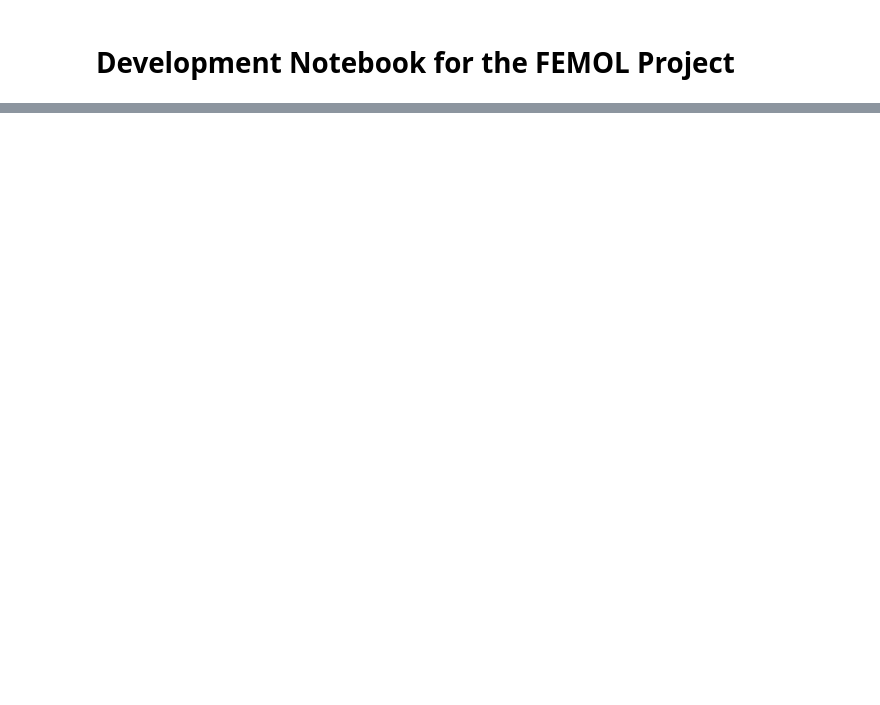
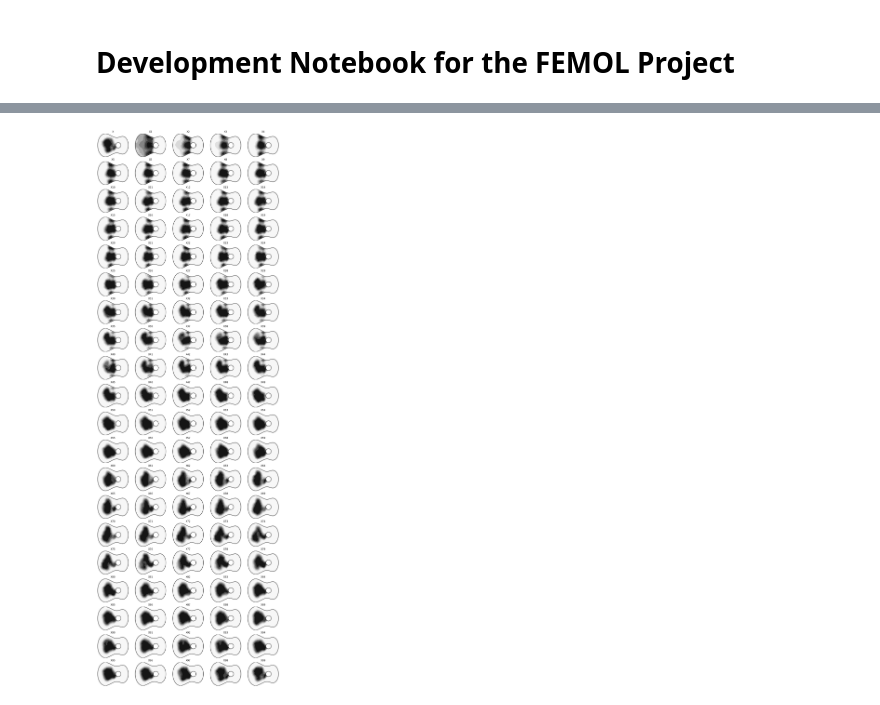
Before and after one commit to olivecha/FEMOL, a Jupyter notebook: DEV_Notebook.ipynb, the cells around one changed output, grey strips where cells are left out. Drawn from its saved outputs; the diff is of its cells as text; code cells hidden in the pictures; blank space fills up the shorter version.

```diff
--- a/DEV_Notebook.ipynb
+++ b/DEV_Notebook.ipynb
@@ -135,0 +77,11 @@ mesh = SIMP.solve(vector_mac, save=True, plot=True, converge=0.05)
+# %%
+fig, axs = plt.subplots(20, 5, figsize=(16, 50))
+
+for ax, key in zip(axs.flatten(), mesh.cell_data):
+    plt.sca(ax)
+    mesh.cell_to_point_data(key)
+    mesh.plot.point_data(key, cmap='Greys')
+    FEMOL.utils.guitar_outline2(L=1)
+    ax.set_title(key)
+# %% [output]
+[figure, added]
```
Also changed, not shown: parts of 26 cells of this notebook, 10 other files.
